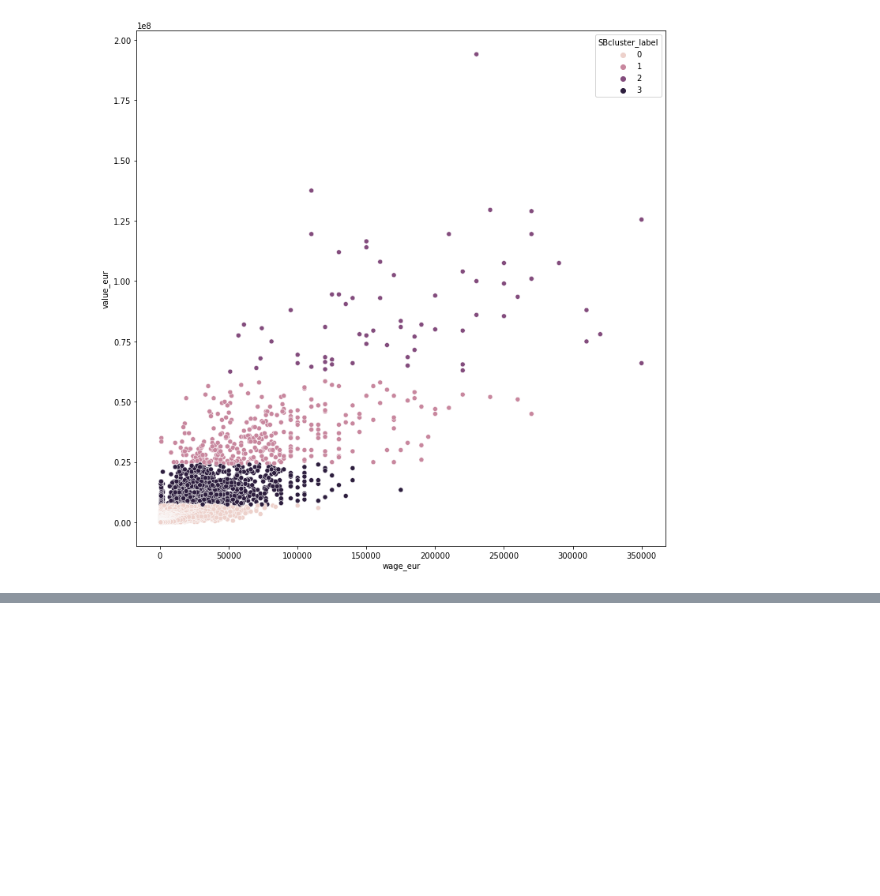
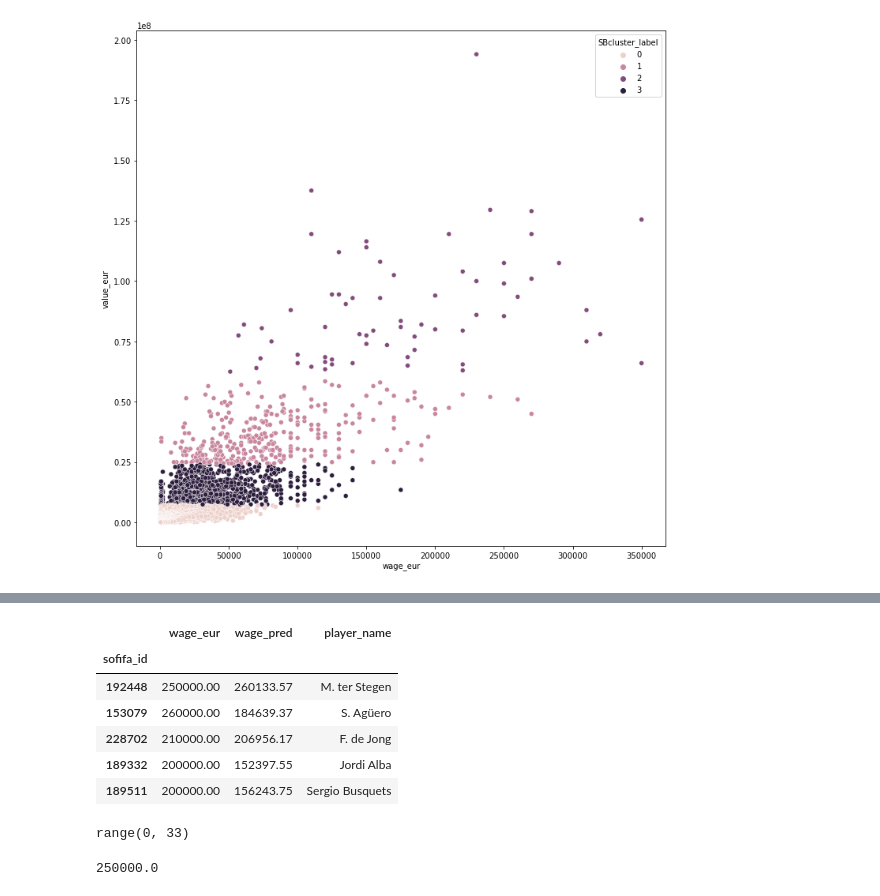
Before and after one commit to ironhack-bcn-data-pt/PR06-Machine-Learning-Group-Project, a Jupyter notebook: LazyModels.ipynb, the cells around one changed output, grey strips where cells are left out. Saved outputs shown, nothing was run; the diff lists cells and outputs as text; code cells hidden in the pictures; blank space fills up the shorter version.

```diff
--- a/LazyModels.ipynb
+++ b/LazyModels.ipynb
@@ -700,0 +700,28 @@ plt.show()
+# %%
+df_B = pd.DataFrame(y_Barça)
+# %%
+df_B['wage_pred'] = Barça_pred
+# %%
+df_B['player_name'] = df.loc[[192448, 153079, 228702, 189332, 189511, 202556, 152729, 231443,
+            189242, 194404, 220440, 199564, 251854, 205600, 189805, 193290,
+            245037, 253163, 242816, 251804, 253004, 259694, 237156, 251873,
+            246139, 229337, 237823, 255069, 242999, 259065, 257318, 263578,
+            264240]]['short_name'].values
+# %%
+df_B.head()
+# %% [output]
+|  | wage_eur | wage_pred | player_name |
+| sofifa_id |  |  |  |
+| 192448 | 250000.00 | 260133.57 | M. ter Stegen |
+| 153079 | 260000.00 | 184639.37 | S. Agüero |
+| 228702 | 210000.00 | 206956.17 | F. de Jong |
+| 189332 | 200000.00 | 152397.55 | Jordi Alba |
+| 189511 | 200000.00 | 156243.75 | Sergio Busquets |
+# %%
+range(df_B.shape[0])
+# %% [output]
+range(0, 33)
+# %%
+df_B.wage_eur.iloc[0]
+# %% [output]
+250000.0
```
Also changed, not shown: parts of 41 cells of this notebook, 2 other files.
